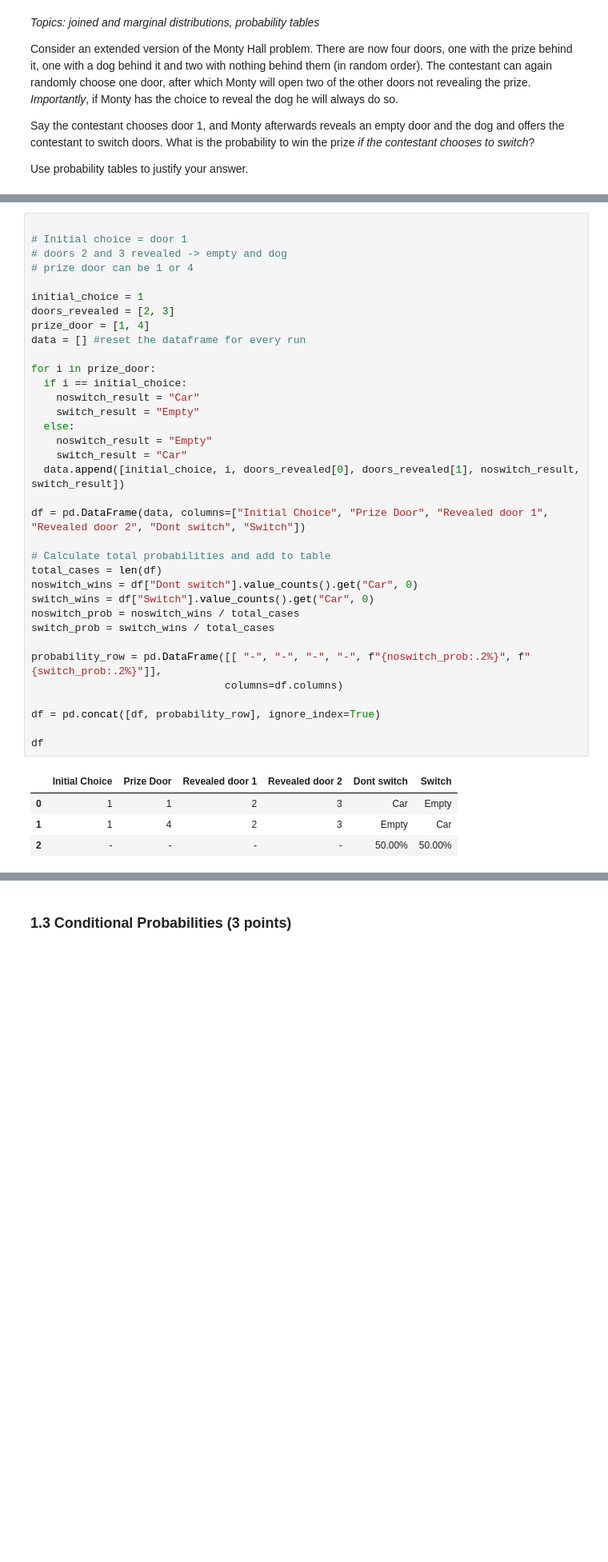
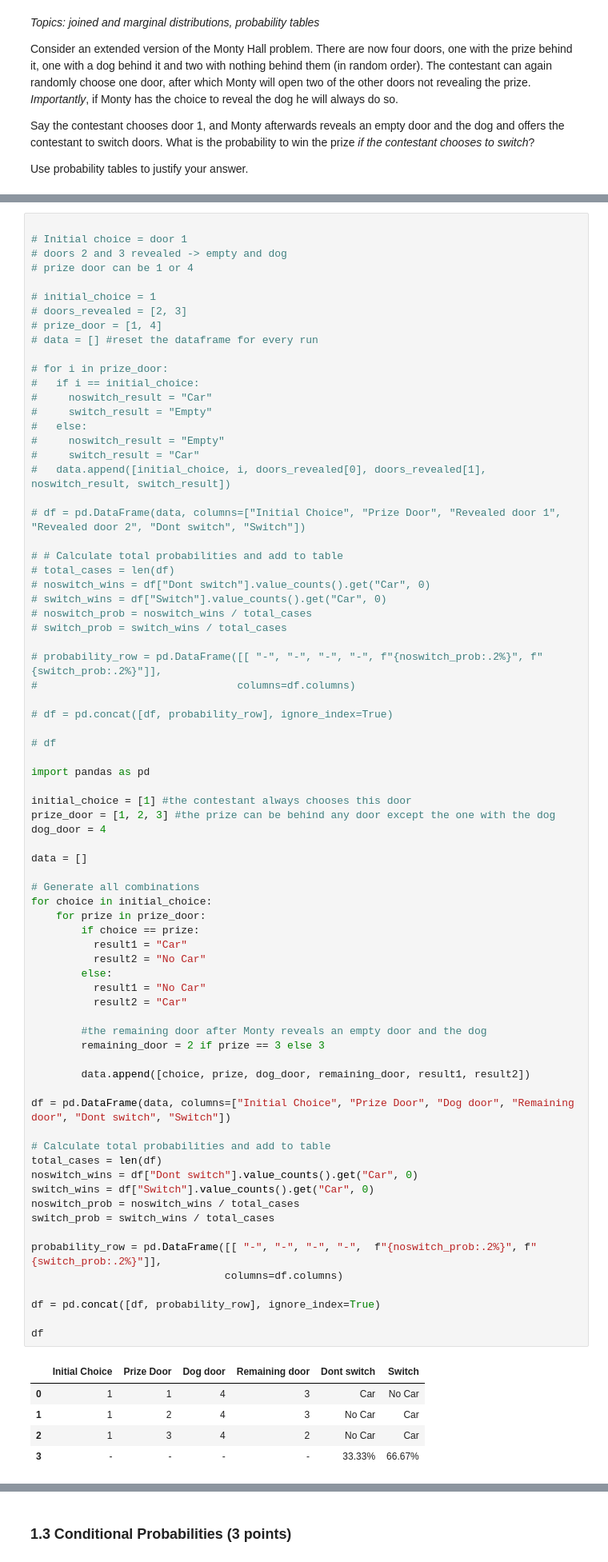
Before and after one commit to labudzki/MLforPA, a Jupyter notebook: 1_ML4PhA_2025_Exercise_sheet_1_v2.ipynb, the cells around one changed output, grey strips where cells are left out. Shown: that part at 80% size. Saved outputs shown, nothing was run; the diff lists cells and outputs as text; blank space fills up the shorter version.

```diff
--- a/1_ML4PhA_2025_Exercise_sheet_1_v2.ipynb
+++ b/1_ML4PhA_2025_Exercise_sheet_1_v2.ipynb
@@ -90,41 +90,81 @@ Since Monty always reveals a dog and an empty door, the prize either lies behind
 # %%
 
 # Initial choice = door 1
 # doors 2 and 3 revealed -> empty and dog
 # prize door can be 1 or 4
 
-initial_choice = 1
-doors_revealed = [2, 3]
-prize_door = [1, 4]
-data = [] #reset the dataframe for every run
+# initial_choice = 1
+# doors_revealed = [2, 3]
+# prize_door = [1, 4]
+# data = [] #reset the dataframe for every run
 
-for i in prize_door:
-  if i == initial_choice:
-    noswitch_result = "Car"
-    switch_result = "Empty"
-  else:
-    noswitch_result = "Empty"
-    switch_result = "Car"
-  data.append([initial_choice, i, doors_revealed[0], doors_revealed[1], noswitch_result, switch_result])
+# for i in prize_door:
+#   if i == initial_choice:
+#     noswitch_result = "Car"
+#     switch_result = "Empty"
+#   else:
+#     noswitch_result = "Empty"
+#     switch_result = "Car"
+#   data.append([initial_choice, i, doors_revealed[0], doors_revealed[1], noswitch_result, switch_result])
 
-df = pd.DataFrame(data, columns=["Initial Choice", "Prize Door", "Revealed door 1", "Revealed door 2", "Dont switch", "Switch"])
+# df = pd.DataFrame(data, columns=["Initial Choice", "Prize Door", "Revealed door 1", "Revealed door 2", "Dont switch", "Switch"])
+
+# # Calculate total probabilities and add to table
+# total_cases = len(df)
+# noswitch_wins = df["Dont switch"].value_counts().get("Car", 0)
+# switch_wins = df["Switch"].value_counts().get("Car", 0)
+# noswitch_prob = noswitch_wins / total_cases
+# switch_prob = switch_wins / total_cases
+
+# probability_row = pd.DataFrame([[ "-", "-", "-", "-", f"{noswitch_prob:.2%}", f"{switch_prob:.2%}"]],
+#                                columns=df.columns)
+
+# df = pd.concat([df, probability_row], ignore_index=True)
+
+# df
+
+import pandas as pd
+
+initial_choice = [1] #the contestant always chooses this door
+prize_door = [1, 2, 3] #the prize can be behind any door except the one with the dog
+dog_door = 4
+
+data = []
+
+# Generate all combinations
+for choice in initial_choice:
+    for prize in prize_door:
+        if choice == prize:
+          result1 = "Car"
+          result2 = "No Car"
+        else:
+          result1 = "No Car"
+          result2 = "Car"
+
+        #the remaining door after Monty reveals an empty door and the dog
+        remaining_door = 2 if prize == 3 else 3
+
+        data.append([choice, prize, dog_door, remaining_door, result1, result2])
+
+df = pd.DataFrame(data, columns=["Initial Choice", "Prize Door", "Dog door", "Remaining door", "Dont switch", "Switch"])
 
 # Calculate total probabilities and add to table
 total_cases = len(df)
 noswitch_wins = df["Dont switch"].value_counts().get("Car", 0)
 switch_wins = df["Switch"].value_counts().get("Car", 0)
 noswitch_prob = noswitch_wins / total_cases
 switch_prob = switch_wins / total_cases
 
-probability_row = pd.DataFrame([[ "-", "-", "-", "-", f"{noswitch_prob:.2%}", f"{switch_prob:.2%}"]],
+probability_row = pd.DataFrame([[ "-", "-", "-", "-",  f"{noswitch_prob:.2%}", f"{switch_prob:.2%}"]],
                                columns=df.columns)
 
 df = pd.concat([df, probability_row], ignore_index=True)
 
 df
 # %% [output]
-|  | Initial Choice | Prize Door | Revealed door 1 | Revealed door 2 | Dont switch | Switch |
-| 0 | 1 | 1 | 2 | 3 | Car | Empty |
-| 1 | 1 | 4 | 2 | 3 | Empty | Car |
-| 2 | - | - | - | - | 50.00% | 50.00% |
+|  | Initial Choice | Prize Door | Dog door | Remaining door | Dont switch | Switch |
+| 0 | 1 | 1 | 4 | 3 | Car | No Car |
+| 1 | 1 | 2 | 4 | 3 | No Car | Car |
+| 2 | 1 | 3 | 4 | 2 | No Car | Car |
+| 3 | - | - | - | - | 33.33% | 66.67% |
 # %% [markdown]
```
Also changed, not shown: parts of 2 cells of this notebook.
